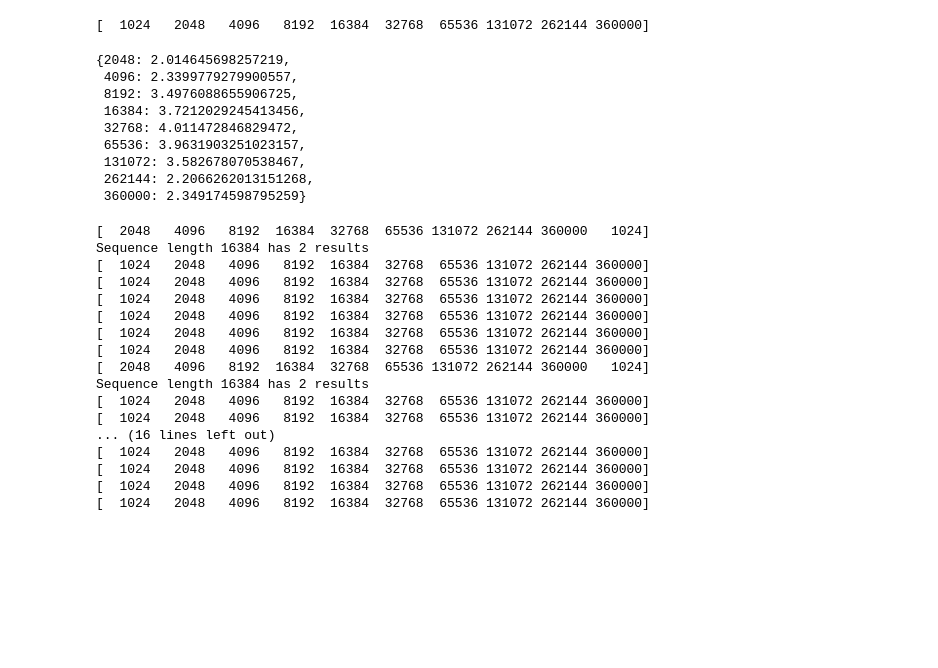
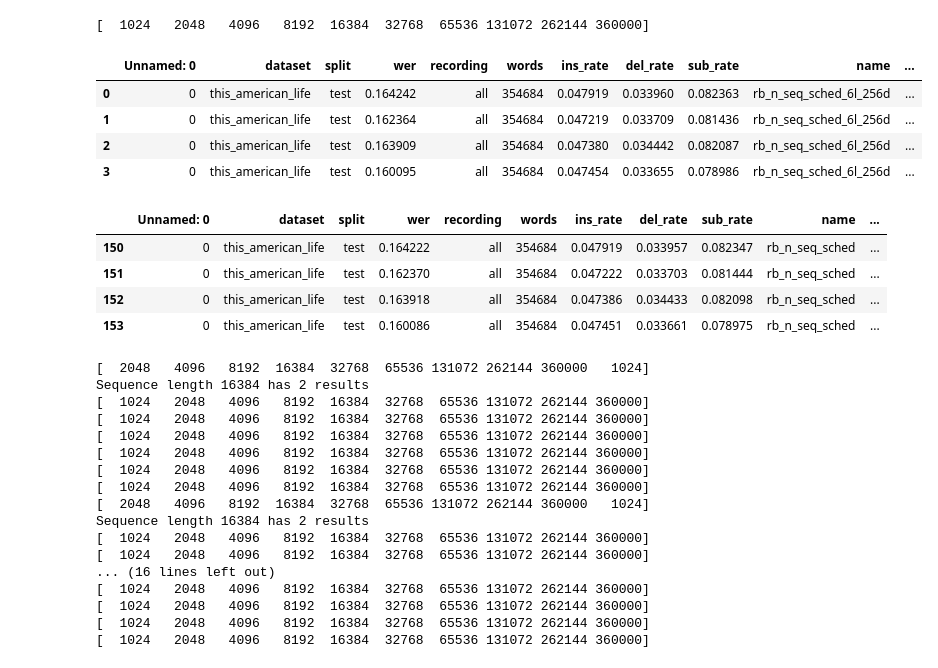
Before and after one commit to robflynnyh/long-context-asr, a Jupyter notebook: eval/results/eval.ipynb, the cells around one changed output. Saved outputs shown, nothing was run; the diff lists cells and outputs as text; code cells hidden in the pictures; blank space fills up the shorter version.

```diff
--- a/eval/results/eval.ipynb
+++ b/eval/results/eval.ipynb
@@ -514,18 +571,22 @@ l3_768D_data_e22 = get_data(l3_768D_csv, dataset="this_american_life", average_d
 l3_768D_data_e22_pd = get_percentage_decrease_json(l3_768D_data_e22)
 # %% [output]
 [  1024   2048   4096   8192  16384  32768  65536 131072 262144 360000]
-# %%
-l3_768D_data_e22_pd
-# %% [output]
-{2048: 2.014645698257219,
- 4096: 2.3399779279900557,
- 8192: 3.4976088655906725,
- 16384: 3.7212029245413456,
- 32768: 4.011472846829472,
- 65536: 3.9631903251023157,
- 131072: 3.582678070538467,
- 262144: 2.2066262013151268,
- 360000: 2.349174598795259}
+# %%
+l6_256D_csv.loc[l6_256D_csv['dataset'] == 'this_american_life'].iloc[:4]
+# %% [output]
+|  | Unnamed: 0 | dataset | split | wer | recording | words | ins_rate | del_rate | sub_rate | name | ... |
+| 0 | 0 | this_american_life | test | 0.164242 | all | 354684 | 0.047919 | 0.033960 | 0.082363 | rb_n_seq_sched_6l_256d | ... |
+| 1 | 0 | this_american_life | test | 0.162364 | all | 354684 | 0.047219 | 0.033709 | 0.081436 | rb_n_seq_sched_6l_256d | ... |
+| 2 | 0 | this_american_life | test | 0.163909 | all | 354684 | 0.047380 | 0.034442 | 0.082087 | rb_n_seq_sched_6l_256d | ... |
+| 3 | 0 | this_american_life | test | 0.160095 | all | 354684 | 0.047454 | 0.033655 | 0.078986 | rb_n_seq_sched_6l_256d | ... |
+# %%
+l3_768D_csv.loc[l3_768D_csv['dataset'] == 'this_american_life'].iloc[:4]
+# %% [output]
+|  | Unnamed: 0 | dataset | split | wer | recording | words | ins_rate | del_rate | sub_rate | name | ... |
+| 150 | 0 | this_american_life | test | 0.164222 | all | 354684 | 0.047919 | 0.033957 | 0.082347 | rb_n_seq_sched | ... |
+| 151 | 0 | this_american_life | test | 0.162370 | all | 354684 | 0.047222 | 0.033703 | 0.081444 | rb_n_seq_sched | ... |
+| 152 | 0 | this_american_life | test | 0.163918 | all | 354684 | 0.047386 | 0.034433 | 0.082098 | rb_n_seq_sched | ... |
+| 153 | 0 | this_american_life | test | 0.160086 | all | 354684 | 0.047451 | 0.033661 | 0.078975 | rb_n_seq_sched | ... |
 # %%
 import matplotlib.gridspec as gridspec
 
```
Also changed, not shown: parts of 3 cells of this notebook, 34 other files.
